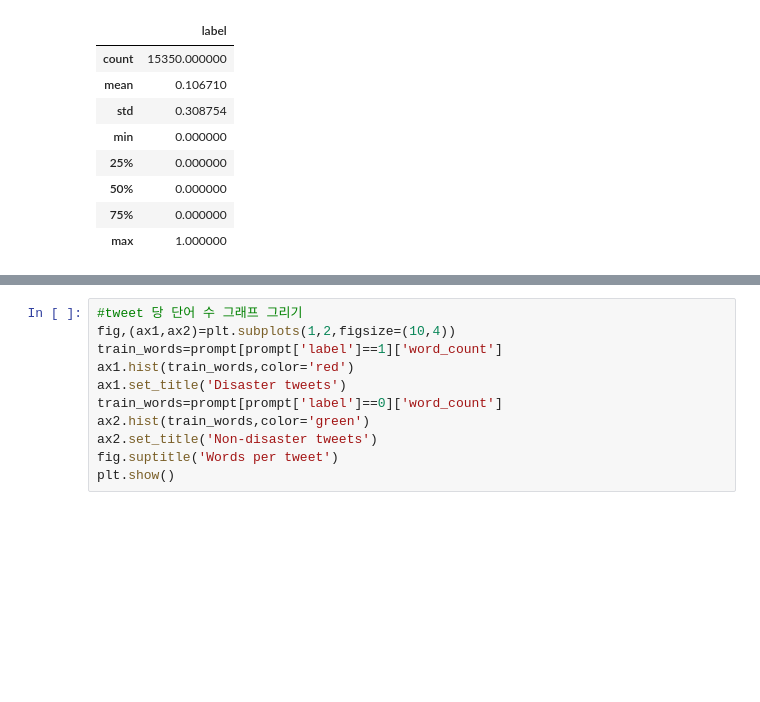
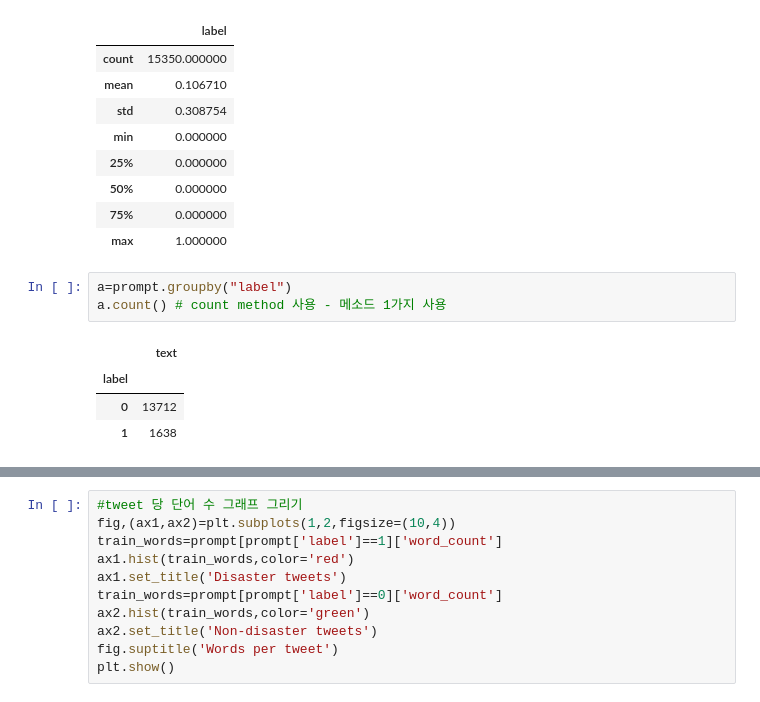
Before and after one commit to taehyeonhan-hatae/opensourcefinal, a Jupyter notebook: LLM_DETECT.ipynb, the cells around one changed output, grey strips where cells are left out. Cells and saved outputs as stored; diff of their text form; blank space fills up the shorter version.

```diff
--- a/LLM_DETECT.ipynb
+++ b/LLM_DETECT.ipynb
@@ -49,3 +49,11 @@ prompt.describe()
 | 50% | 0.000000 |
 | 75% | 0.000000 |
 | max | 1.000000 |
+# %%
+a=prompt.groupby("label")
+a.count() # count method 사용 - 메소드 1가지 사용
+# %% [output]
+|  | text |
+| label |  |
+| 0 | 13712 |
+| 1 | 1638 |
```
Also changed, not shown: parts of 16 cells of this notebook.
